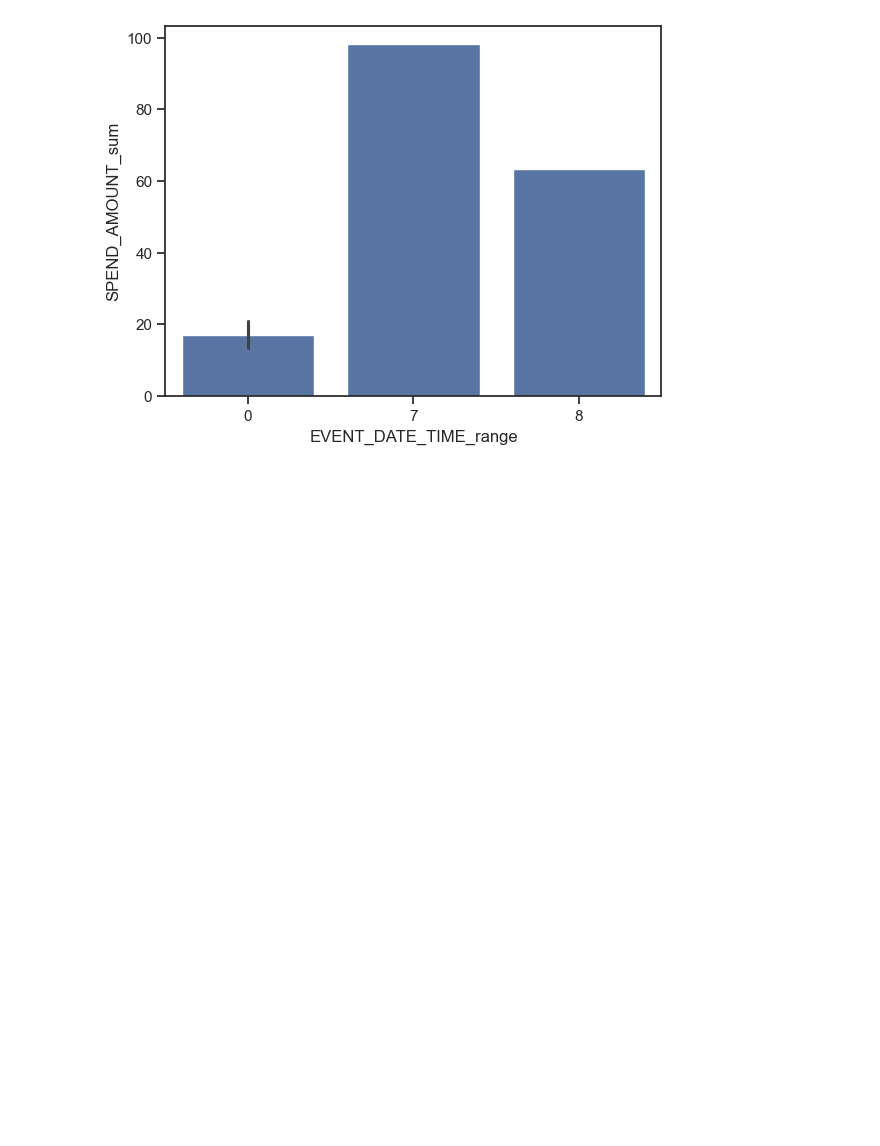
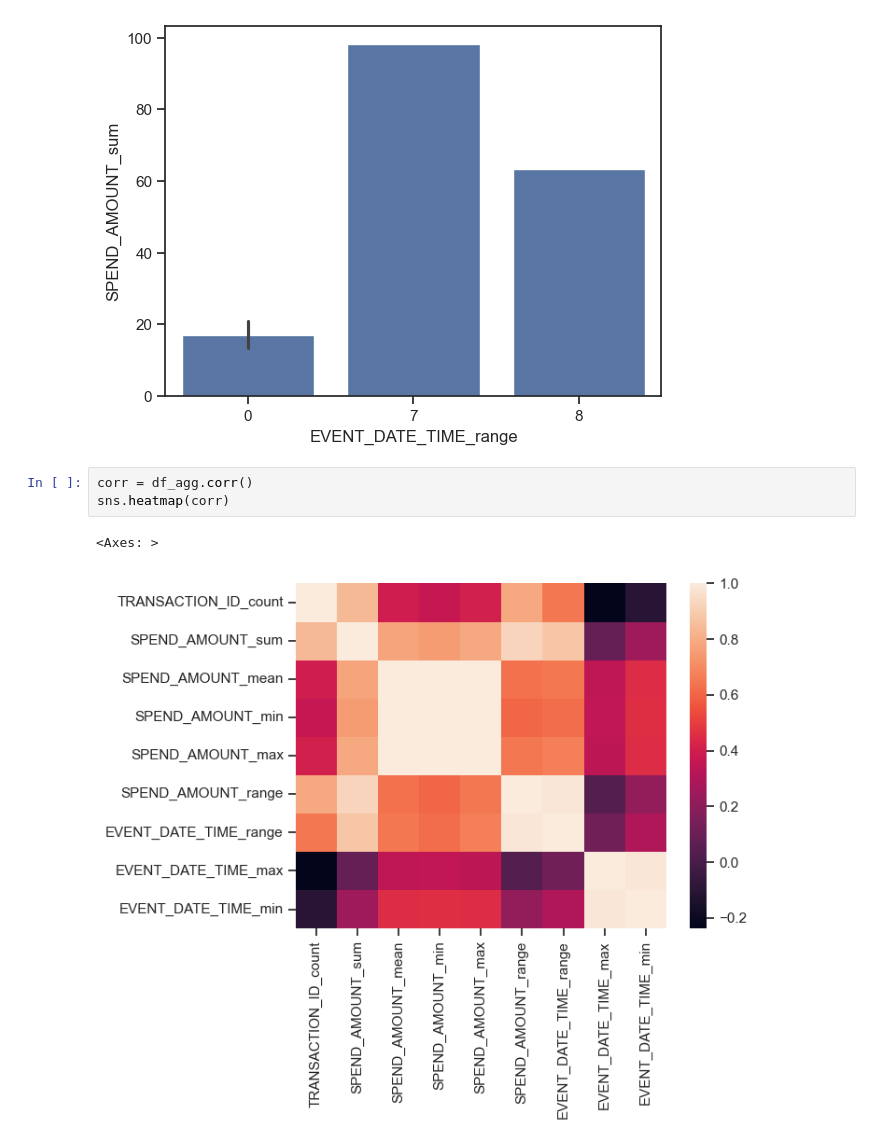
Before and after one commit to piukhq/snowdrops, a Jupyter notebook: end of year analytics/Slim Chickens/Slim Chickens.ipynb, the cells around one changed output. Saved outputs shown, nothing was run; the diff lists cells and outputs as text; blank space fills up the shorter version.

```diff
--- a/end of year analytics/Slim Chickens/Slim Chickens.ipynb
+++ b/end of year analytics/Slim Chickens/Slim Chickens.ipynb
@@ -124,3 +124,9 @@ plot = sns.violinplot(data=df_agg, x=df_agg['SPEND_AMOUNT_sum'])
 plot = sns.barplot(data=df_agg, x=df_agg['EVENT_DATE_TIME_range'], y=df_agg['SPEND_AMOUNT_sum'])
 # %% [output]
 [figure]
+# %%
+corr = df_agg.corr()
+sns.heatmap(corr)
+# %% [output]
+<Axes: >
+[figure, added]
```
Also changed, not shown: 2 other files.
